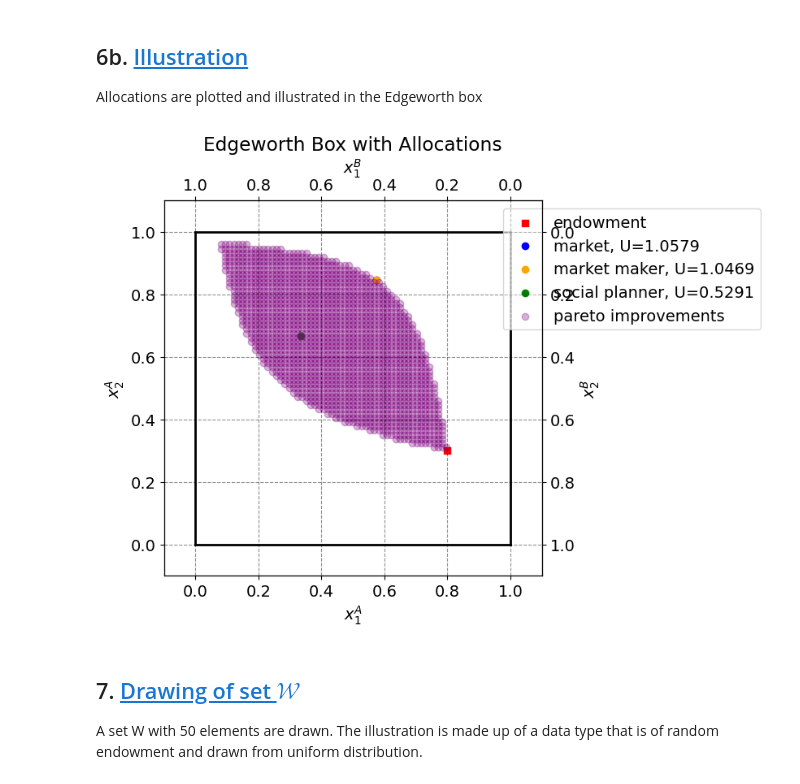
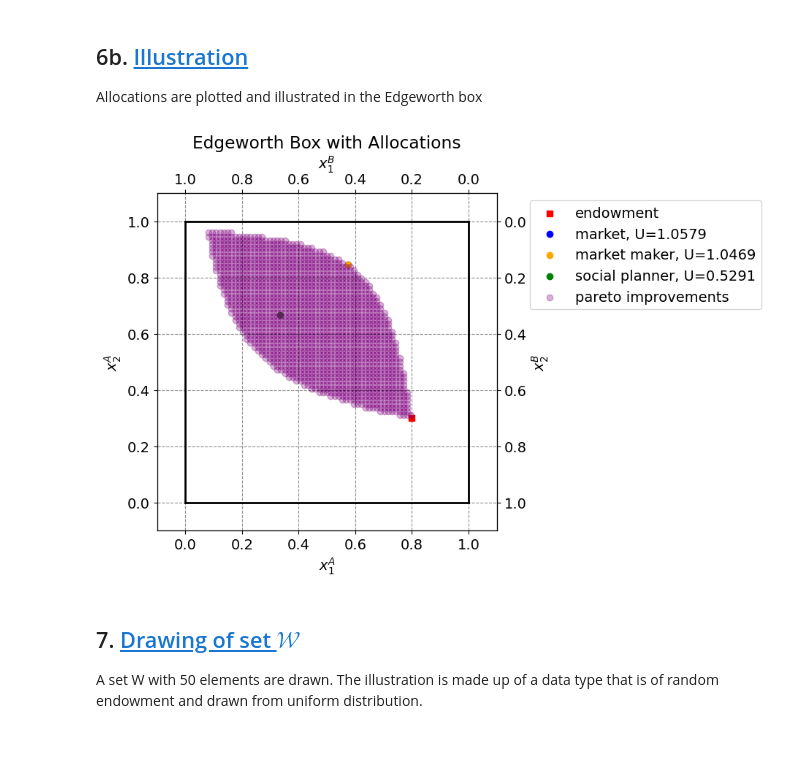
Before and after one commit to NumEconCopenhagen/projects-2024-sulaiman-phil-og-rabiah, a Jupyter notebook: inauguralproject/InauguralProject2024_rabiah_philippe_sulaiman.ipynb, the cells around one changed output. Saved outputs shown, nothing was run; the diff lists cells and outputs as text; code cells hidden in the pictures; blank space fills up the shorter version.

```diff
--- a/inauguralproject/InauguralProject2024_rabiah_philippe_sulaiman.ipynb
+++ b/inauguralproject/InauguralProject2024_rabiah_philippe_sulaiman.ipynb
@@ -323,38 +321,38 @@ ax_A = fig.add_subplot(1, 1, 1)
 ax_A.set_xlabel("$x_1^A$")
 ax_A.set_ylabel("$x_2^A$")
 
 temp = ax_A.twinx()
 temp.set_ylabel("$x_2^B$")
 ax_B = temp.twiny()
 ax_B.set_xlabel("$x_1^B$")
 ax_B.invert_xaxis()
 ax_B.invert_yaxis()
 
-# Plotting the points
+# Plotting points
 ax_A.scatter(model.par.w1A, model.par.w2A, marker='s', color='red', label='endowment')
 ax_A.scatter(x1best, x2best, color='blue', label=f'market, U={U_market:.4f}')
 ax_A.scatter(x1best, x2best, color='orange', label=f'market maker, U={utilitymax_A + model.utility_B(1-x1best, 1-x2best):.4f}')
 ax_A.scatter(x1A_social, x2A_social, color='green', label=f'social planner, U={model.utility_A(x1A_social, x2A_social):.4f}')
 ax_A.scatter(x_coords, y_coords, color='purple', alpha=0.3, label='pareto improvements')
 
-# limits
+# Limits
 ax_A.plot([0, w1bar], [0, 0], lw=2, color='black')
 ax_A.plot([0, w1bar], [w2bar, w2bar], lw=2, color='black')
 ax_A.plot([0, 0], [0, w2bar], lw=2, color='black')
 ax_A.plot([w1bar, w1bar], [0, w2bar], lw=2, color='black')
 
 ax_A.set_xlim([-0.1, w1bar + 0.1])
 ax_A.set_ylim([-0.1, w2bar + 0.1])
 ax_B.set_xlim([w1bar + 0.1, -0.1])
 ax_B.set_ylim([w2bar + 0.1, -0.1])
 
-# Adding a title and adjusting the legend
+# Adding title and adjusting legend
 ax_A.set_title('Edgeworth Box with Allocations')
-ax_A.legend(frameon=True, loc='upper right', bbox_to_anchor=(1.6, 1.0))
+ax_A.legend(frameon=True, loc='upper right', bbox_to_anchor=(1.8, 1.0))
 
 plt.show()
 # %% [output]
-[figure, old version]
+[figure, new version]
 # %% [markdown]
 ## 7. <a id='toc7_'></a>[Drawing of set $\mathcal{W}$](#toc7_)
 
```
Also changed, not shown: parts of 14 cells of this notebook.
